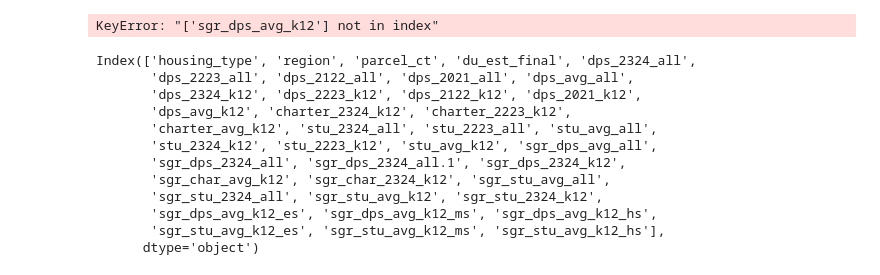
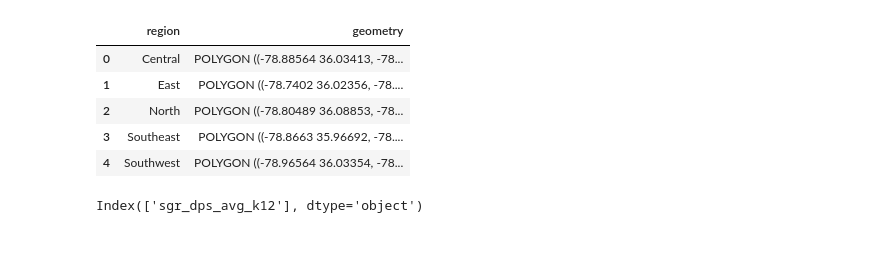
Before and after one commit to olublin/DPS-Planning, a Jupyter notebook: sgr_htype_region.ipynb, the cells around one changed output. Drawn from its saved outputs; the diff is of its cells as text; code cells hidden in the pictures; blank space fills up the shorter version.

```diff
--- a/sgr_htype_region.ipynb
+++ b/sgr_htype_region.ipynb
@@ -5,9 +6,3 @@ import geopandas as gpd
 # %%
 # read data from Data+_2025/data/enrollment_projections/sgr_table_region_2324_20240710.xlsx in Google Drive
-sgr_data = pd.read_excel('/Users/leahwallihan/Durham_school_planning/sgr_htype_region.xlsx')
-
-sgr_data = sgr_data.dropna()
-sgr_data = sgr_data[['housing_type','region','sgr_dps_avg_k12']]
-sgr_data['sgr_dps_avg_k12'] = sgr_data['sgr_dps_avg_k12'].round(4)
+sgr_data = pd.read_csv(r'C:\Users\kevan\OneDrive\Desktop\Data+\SGR_Region.csv')
-# %% [output]
-KeyError: "['sgr_dps_avg_k12'] not in index"
@@ -14,16 +16,8 @@ KeyError: "['sgr_dps_avg_k12'] not in index"
 # %%
-sgr_data.columns
+# read in shapefile to get geometries for HS regions from Data+_2025/QGIS/DPS shapefiles from layers in Google Drive
+regions = gpd.read_file(r'C:\Users\kevan\OneDrive\Desktop\Data+\regions_2025_26\regions_2025_26.shp')[['region', 'geometry']]
+regions = regions.to_crs('EPSG:4326')
+#read in geojson with residential developments
+res_dev = gpd.read_file(r'C:\Users\kevan\OneDrive\Desktop\Data+\DPS-Planning\resdev_cases.geojson')
+res_dev = res_dev.to_crs('EPSG:4326')
-# %% [output]
-Index(['housing_type', 'region', 'parcel_ct', 'du_est_final', 'dps_2324_all',
-       'dps_2223_all', 'dps_2122_all', 'dps_2021_all', 'dps_avg_all',
-       'dps_2324_k12', 'dps_2223_k12', 'dps_2122_k12', 'dps_2021_k12',
-       'dps_avg_k12', 'charter_2324_k12', 'charter_2223_k12',
-       'charter_avg_k12', 'stu_2324_all', 'stu_2223_all', 'stu_avg_all',
-       'stu_2324_k12', 'stu_2223_k12', 'stu_avg_k12', 'sgr_dps_avg_all',
-       'sgr_dps_2324_all', 'sgr_dps_2324_all.1', 'sgr_dps_2324_k12',
-       'sgr_char_avg_k12', 'sgr_char_2324_k12', 'sgr_stu_avg_all',
-       'sgr_stu_2324_all', 'sgr_stu_avg_k12', 'sgr_stu_2324_k12',
-       'sgr_dps_avg_k12_es', 'sgr_dps_avg_k12_ms', 'sgr_dps_avg_k12_hs',
-       'sgr_stu_avg_k12_es', 'sgr_stu_avg_k12_ms', 'sgr_stu_avg_k12_hs'],
-      dtype='object')
 # %%
@@ -30,0 +50,13 @@ sgr_data['sgr_dps_2324_all.1']
+# %%
+regions.head()
+# %% [output]
+|  | region | geometry |
+| 0 | Central | POLYGON ((-78.88564 36.03413, -78... |
+| 1 | East | POLYGON ((-78.7402 36.02356, -78.... |
+| 2 | North | POLYGON ((-78.80489 36.08853, -78... |
+| 3 | Southeast | POLYGON ((-78.8663 35.96692, -78.... |
+| 4 | Southwest | POLYGON ((-78.96564 36.03354, -78... |
+# %%
+print(sgr_data.columns)
+# %% [output]
+Index(['sgr_dps_avg_k12'], dtype='object')
```
Also changed, not shown: parts of 9 cells of this notebook, 2 other files.
